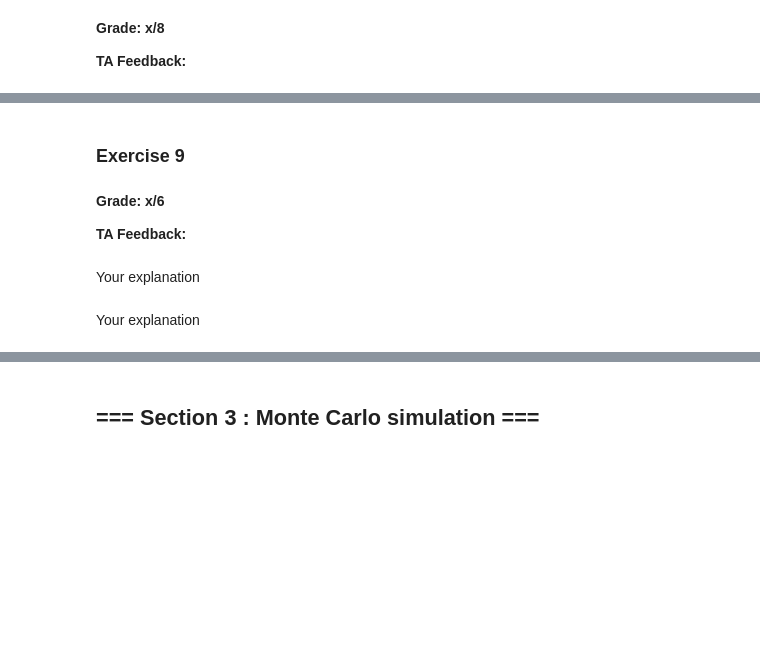
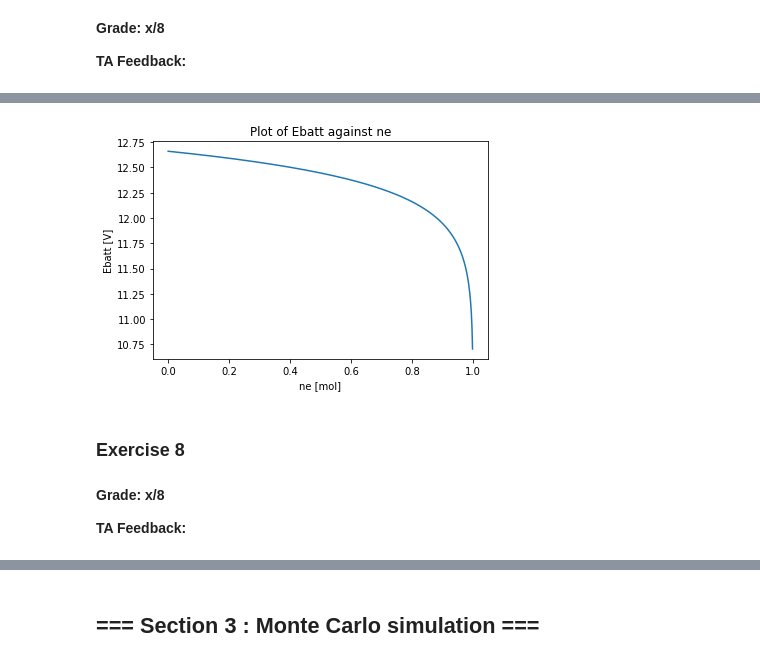
Before and after one commit to tmtenbrink/statfys, a Jupyter notebook: sf2.ipynb, the cells around one changed output, grey strips where cells are left out. Drawn from its saved outputs; the diff is of its cells as text; code cells hidden in the pictures; blank space fills up the shorter version.

```diff
--- a/sf2.ipynb
+++ b/sf2.ipynb
@@ -278,8 +331,30 @@ Your explanation
+# %%
+import matplotlib.pyplot as plt
+import numpy as np
+
+E0 = 2.11
+kb = 1.3806*10**(-23)
+T = 300
+e = 1.602*10**(-19)
+
+def EB(ne):
+    k = 1/((1-ne)**4)
+    Es = E0 -((kb*T)/(2*e))*np.log(k)
+    Eb = 6*Es
+    return Eb
+
+ne = np.logspace(-8,0, num = 1000000)
+
+plt.title('Plot of Ebatt against ne')
+plt.xlabel('ne [mol]')
+plt.ylabel('Ebatt [V]')
+plt.plot(ne, EB(ne))
+plt.show()
+# %% [output]
+[figure, added]
 # %% [markdown]
-### Exercise 9
+### Exercise 8
 # %% [markdown]
-**Grade: x/6**
+**Grade: x/8**
 
 **TA Feedback:**
-# %% [markdown]
-Your explanation
@@ -288,2 +360,0 @@ Your explanation
-# %% [markdown]
-Your explanation
```
Also changed, not shown: parts of 29 cells of this notebook, 3 other files.
